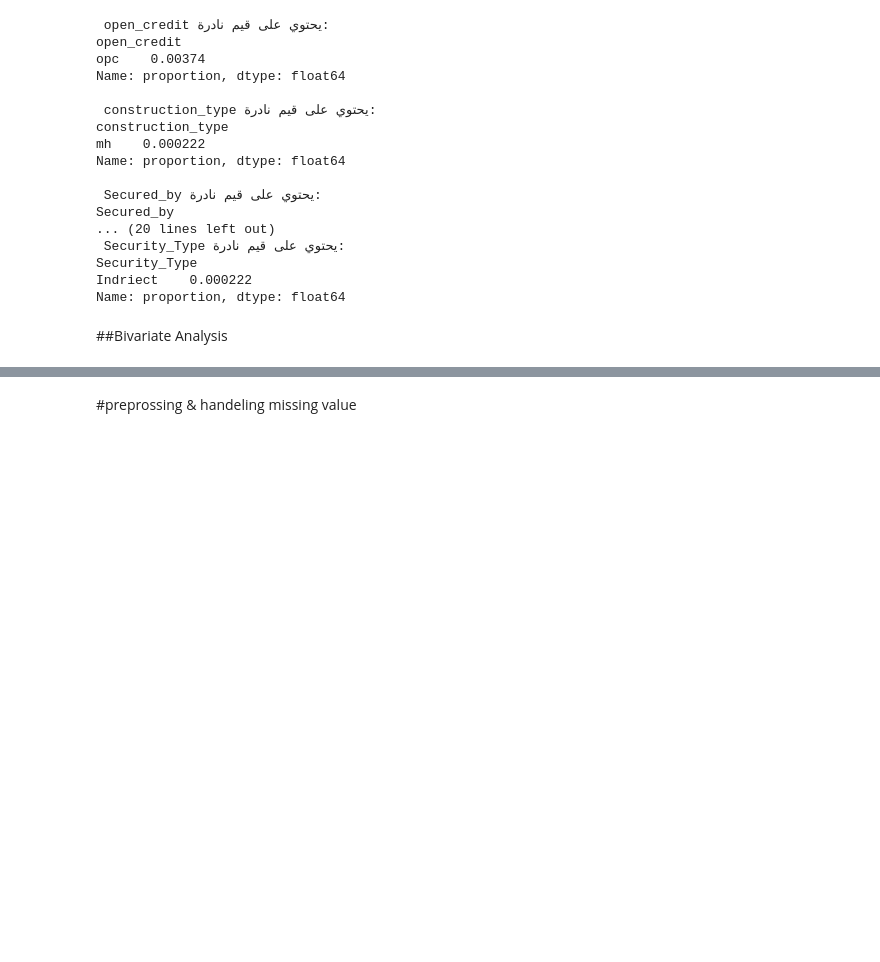
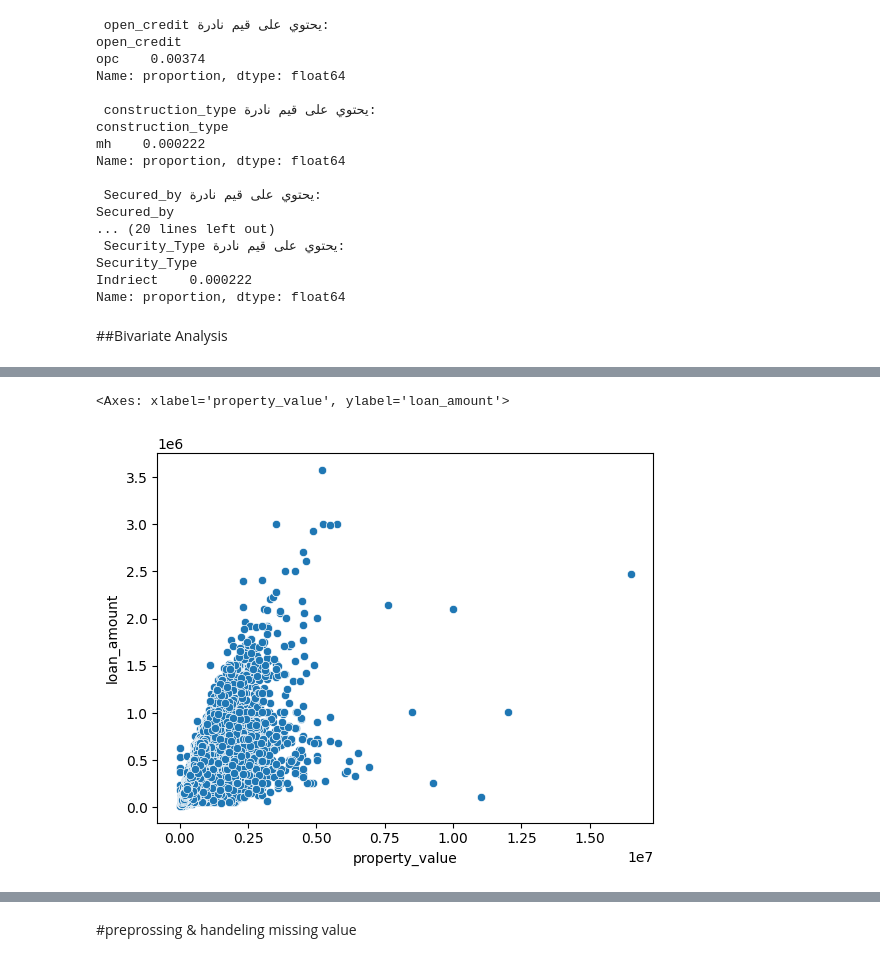
Before and after one commit to angiegh2002/Loan_Default_Detection, a Jupyter notebook: DM&ML.ipynb, the cells around one changed output, grey strips where cells are left out. Saved outputs shown, nothing was run; the diff lists cells and outputs as text; code cells hidden in the pictures; blank space fills up the shorter version.

```diff
--- a/DM&ML.ipynb
+++ b/DM&ML.ipynb
@@ -404,0 +419,5 @@ Name: proportion, dtype: float64
+# %%
+sns.scatterplot(data=df, x='property_value', y='loan_amount')
+# %% [output]
+<Axes: xlabel='property_value', ylabel='loan_amount'>
+[figure, added]
```
Also changed, not shown: parts of 15 cells of this notebook.
